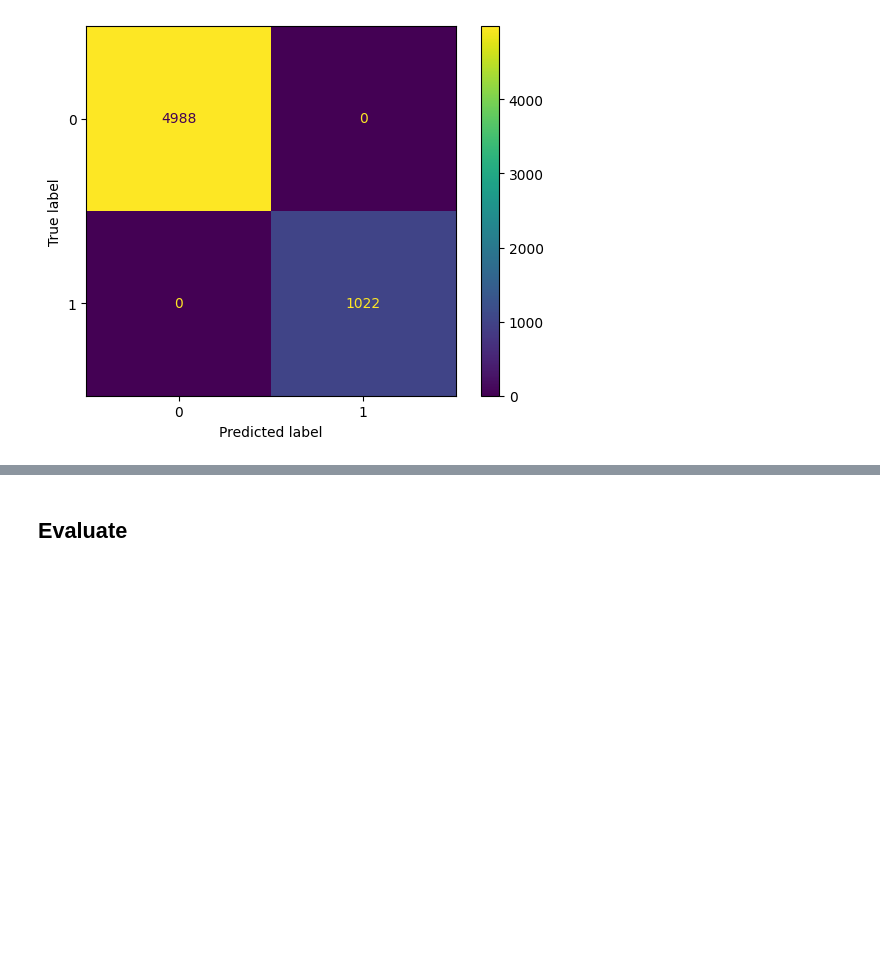
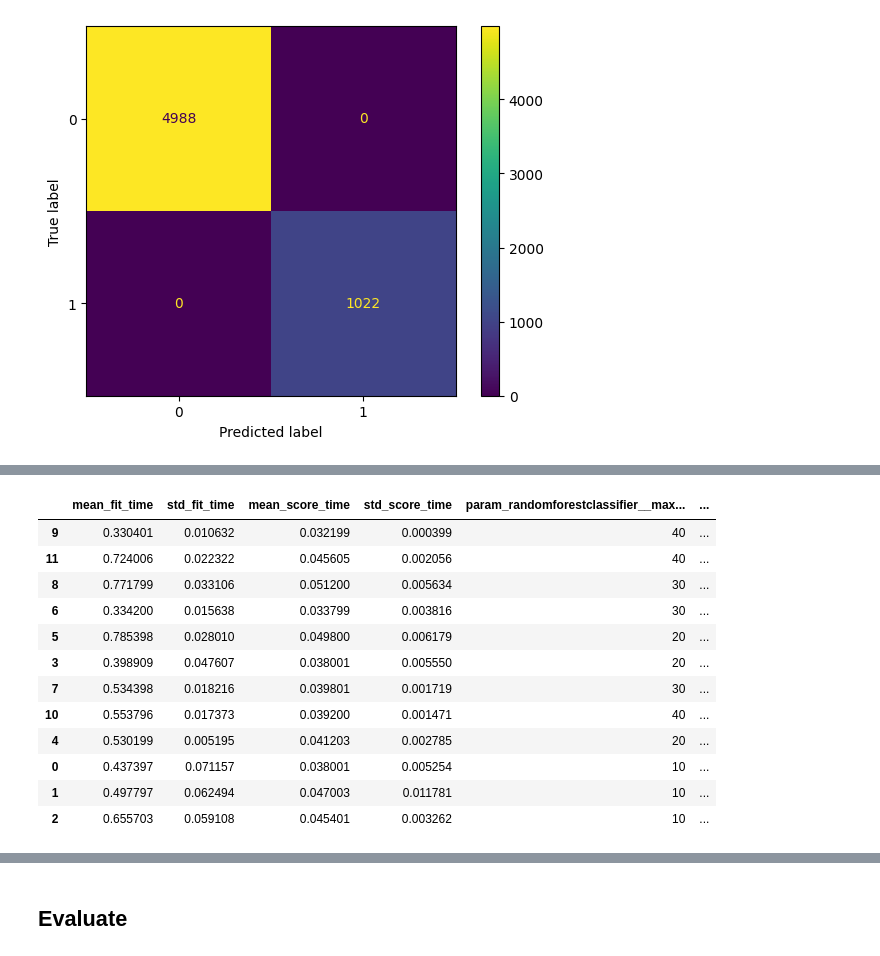
Before and after one commit to KomlaRD/machine_learning_dhs, a Jupyter notebook: ml_undernutrition.ipynb, the cells around one changed output, grey strips where cells are left out. Cells and saved outputs as stored; diff of their text form; code cells hidden in the pictures; blank space fills up the shorter version.

Commit message:
Tune hyperparameters for random forest

```diff
--- a/ml_undernutrition.ipynb
+++ b/ml_undernutrition.ipynb
@@ -275,7 +275,7 @@ svm = make_pipeline(
 ## Random Forest
 rf = make_pipeline(
     OneHotEncoder(),
-    RandomForestClassifier(random_state=42),
+    RandomForestClassifier(random_state=42, max_depth=40, n_estimators=25),
 )
 
 ## XGBoost
@@ -474,0 +455,11 @@ F1 Score LR: 0.518918918918919
+# %%
+## Grid search CV with Random Forest
+param_grid = {
+    'randomforestclassifier__n_estimators': range(25, 100, 25),
+    'randomforestclassifier__max_depth': range(10, 50, 10)
+}
+
+
+rf_cv = GridSearchCV(estimator=rf, param_grid=param_grid, cv=5, n_jobs=-1, verbose=2, scoring="accuracy")
+# %%
+rf_cv.fit(X_train_s, y_train_s)
@@ -474,0 +484,17 @@ F1 Score LR: 0.518918918918919
+# %%
+cv_results = pd.DataFrame(rf_cv.cv_results_)
+cv_results.sort_values(by="rank_test_score")
+# %% [output]
+|  | mean_fit_time | std_fit_time | mean_score_time | std_score_time | param_randomforestclassifier__max... | ... |
+| 9 | 0.330401 | 0.010632 | 0.032199 | 0.000399 | 40 | ... |
+| 11 | 0.724006 | 0.022322 | 0.045605 | 0.002056 | 40 | ... |
+| 8 | 0.771799 | 0.033106 | 0.051200 | 0.005634 | 30 | ... |
+| 6 | 0.334200 | 0.015638 | 0.033799 | 0.003816 | 30 | ... |
+| 5 | 0.785398 | 0.028010 | 0.049800 | 0.006179 | 20 | ... |
+| 3 | 0.398909 | 0.047607 | 0.038001 | 0.005550 | 20 | ... |
+| 7 | 0.534398 | 0.018216 | 0.039801 | 0.001719 | 30 | ... |
+| 10 | 0.553796 | 0.017373 | 0.039200 | 0.001471 | 40 | ... |
+| 4 | 0.530199 | 0.005195 | 0.041203 | 0.002785 | 20 | ... |
+| 0 | 0.437397 | 0.071157 | 0.038001 | 0.005254 | 10 | ... |
+| 1 | 0.497797 | 0.062494 | 0.047003 | 0.011781 | 10 | ... |
+| 2 | 0.655703 | 0.059108 | 0.045401 | 0.003262 | 10 | ... |
```
Also changed, not shown: parts of 4 cells of this notebook.
